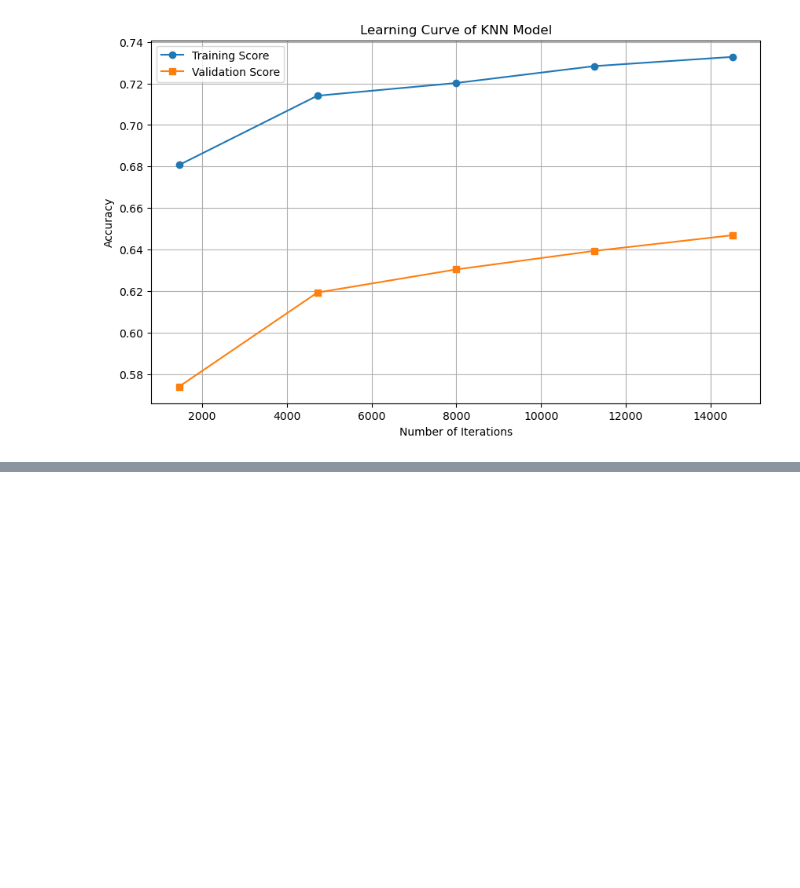
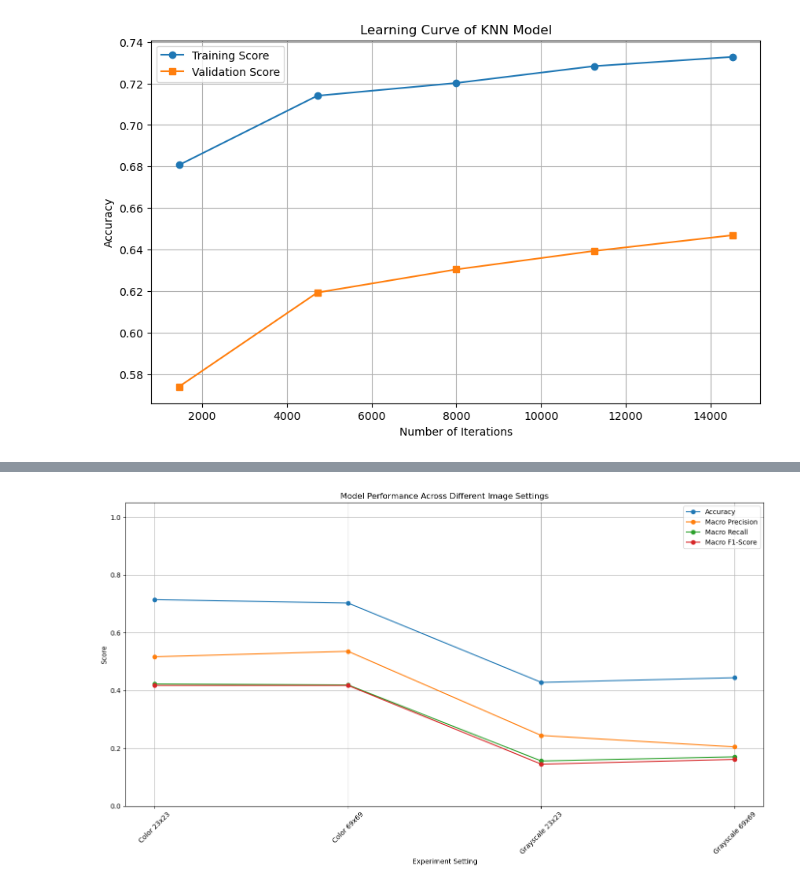
Before and after one commit to gfernan5/galaxy_classifier, a Jupyter notebook: galaxy_classifier.ipynb, the cells around one changed output, grey strips where cells are left out. Saved outputs shown, nothing was run; the diff lists cells and outputs as text; code cells hidden in the pictures; blank space fills up the shorter version.

```diff
--- a/galaxy_classifier.ipynb
+++ b/galaxy_classifier.ipynb
@@ -566,0 +612,24 @@ Training Time: 18.08 seconds
+# %%
+# Plot
+# Ensure the experiments are in a consistent order
+results_df = results_df.sort_values(by='Experiment')
+
+# Choose metrics to plot
+metrics = ['Accuracy', 'Macro Precision', 'Macro Recall', 'Macro F1-Score']
+
+plt.figure(figsize=(14, 8))
+
+for metric in metrics:
+    plt.plot(results_df['Experiment'], results_df[metric], marker='o', label=metric)
+
+plt.title("Model Performance Across Different Image Settings")
+plt.xlabel("Experiment Setting")
+plt.ylabel("Score")
+plt.xticks(rotation=45)
+plt.ylim(0, 1.05)
+plt.grid(True)
+plt.legend()
+plt.tight_layout()
+plt.show()
+# %% [output]
+[figure, added]
```
Also changed, not shown: parts of 16 cells of this notebook.
